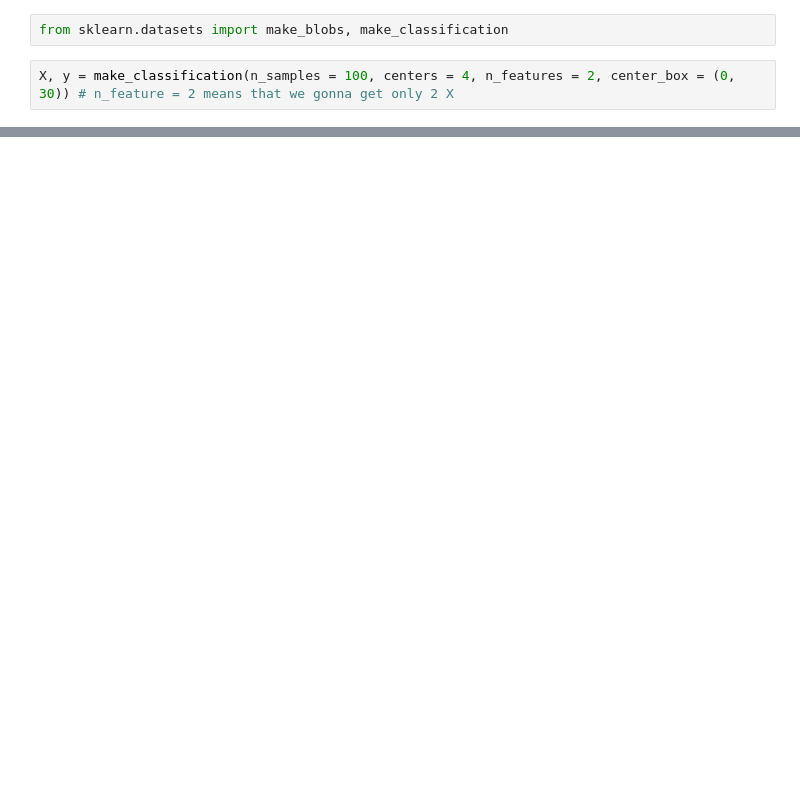
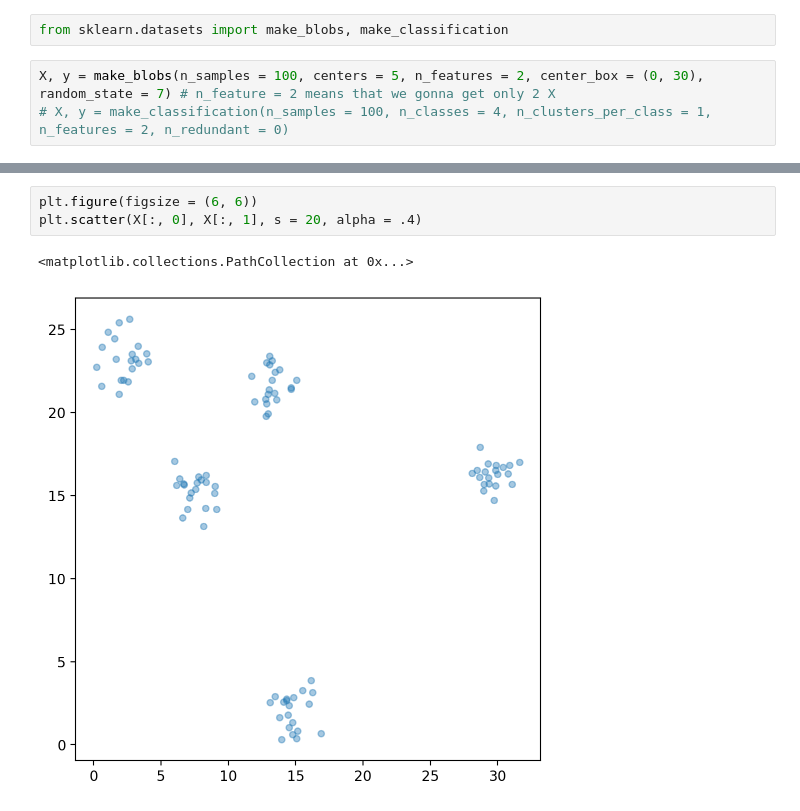
Before and after one commit to pNatTueku/ml_learning_with_ajprasertcbs, a Jupyter notebook: notebooks/kmeans_clustering_optimum_number_of_cluster.ipynb, the cells around one changed output, grey strips where cells are left out. Cells and saved outputs as stored; diff of their text form; blank space fills up the shorter version.

```diff
--- a/notebooks/kmeans_clustering_optimum_number_of_cluster.ipynb
+++ b/notebooks/kmeans_clustering_optimum_number_of_cluster.ipynb
@@ -21,4 +22,5 @@ Timestamp('2023-08-23 07:50:55.023683')
 # %%
 from sklearn.datasets import make_blobs, make_classification
 # %%
-X, y = make_classification(n_samples = 100, centers = 4, n_features = 2, center_box = (0, 30)) # n_feature = 2 means that we gonna get only 2 X
+X, y = make_blobs(n_samples = 100, centers = 5, n_features = 2, center_box = (0, 30), random_state = 7) # n_feature = 2 means that we gonna get only 2 X
+# X, y = make_classification(n_samples = 100, n_classes = 4, n_clusters_per_class = 1, n_features = 2, n_redundant = 0)
@@ -28,0 +53,6 @@ TypeError: make_classification() got an unexpected keyword argument 'centers'
+# %%
+plt.figure(figsize = (6, 6))
+plt.scatter(X[:, 0], X[:, 1], s = 20, alpha = .4)
+# %% [output]
+<matplotlib.collections.PathCollection at 0x...>
+[figure, added]
```
Also changed, not shown: parts of 9 cells of this notebook.
